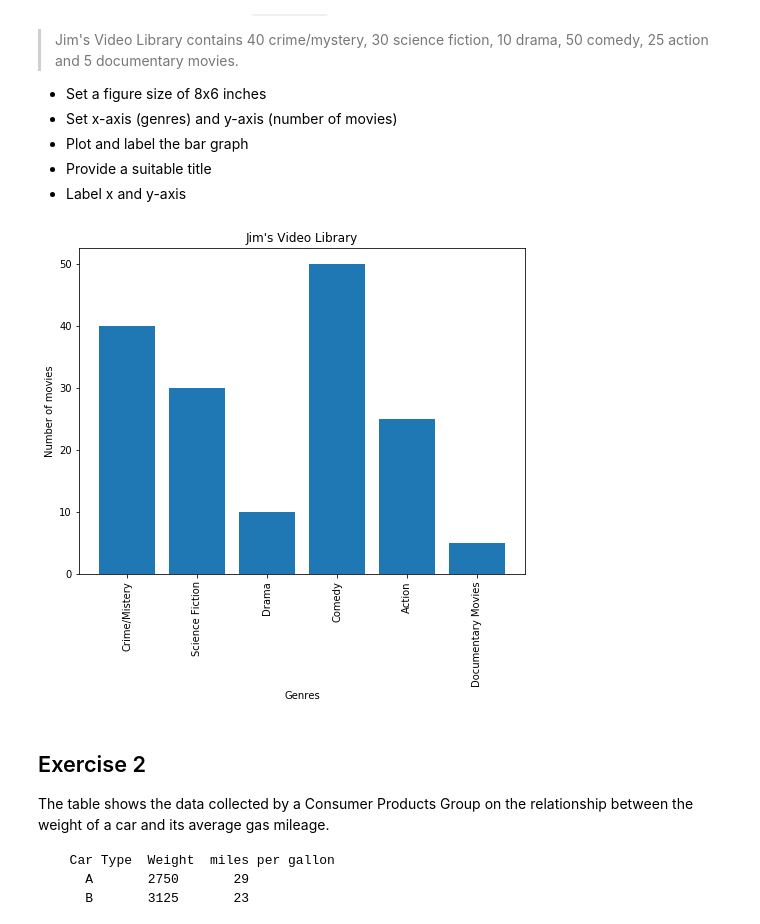
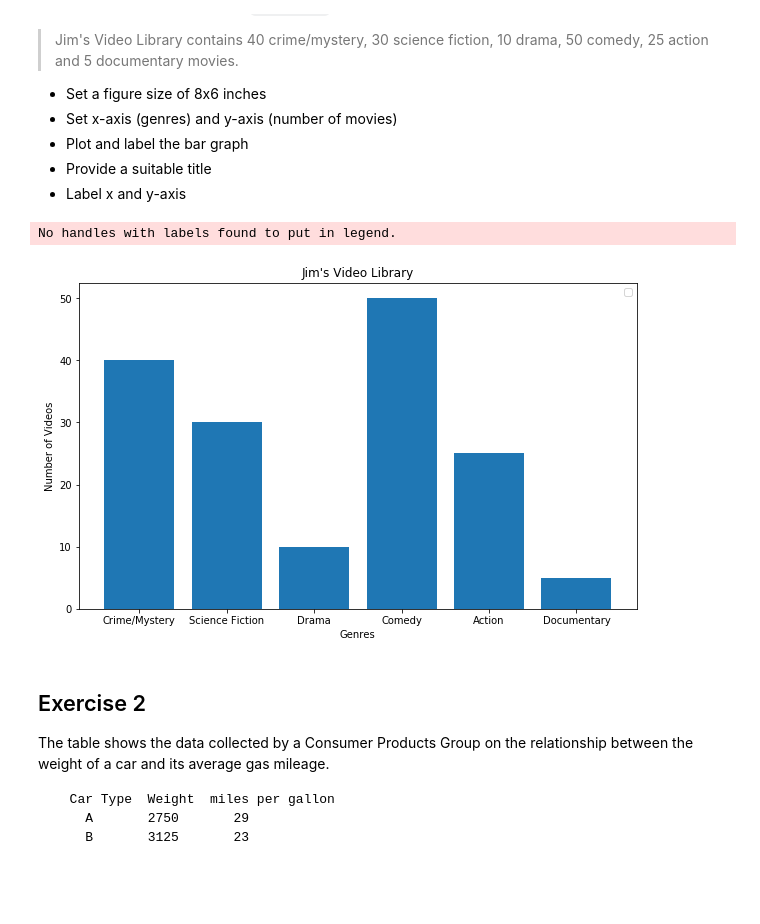
Before and after one commit to hpatel530/data-viz-lab, a Jupyter notebook: index.ipynb, the cells around one changed output. Drawn from its saved outputs; the diff is of its cells as text; code cells hidden in the pictures; blank space fills up the shorter version.

```diff
--- a/index.ipynb
+++ b/index.ipynb
@@ -24,33 +24,31 @@ Make a vertical bar graph using `plt.bar()` for the following set of data:
 # %%
 # import the required libraries
 import numpy as np
 import matplotlib.pyplot as plt
 
 
 y = [40, 30, 10, 50, 25, 5]
-labels = ["Crime/Mistery", "Science Fiction", "Drama", "Comedy", "Action", "Documentary Movies"]
+labels = ["Crime/Mystery", "Science Fiction", "Drama", "Comedy", "Action", "Documentary"]
 x = np.arange(len(y))
 
-
-plt.figure(figsize=(8,6))
+plt.figure(figsize=(10,6))
 plt.bar(x, y)
 plt.title("Jim's Video Library")
-plt.ylabel('Number of movies')
-plt.xlabel('Genres')
-plt.xticks(x, labels, rotation="vertical")
-
+plt.xlabel("Genres")
+plt.ylabel("Number of Videos")
+plt.xticks(x, labels)
+plt.legend()
 plt.show()
-
-
 # Create a new figure object
 
 # Plot vertical bars of fixed width by passing x and y values to .bar() function
 
 # Give a title to the bar graph
 
 # Output the final plot
 # %% [output]
+No handles with labels found to put in legend.
-[figure, old version]
+[figure, new version]
 # %% [markdown]
 ## Exercise 2
 
```
Also changed, not shown: parts of 2 cells of this notebook.
